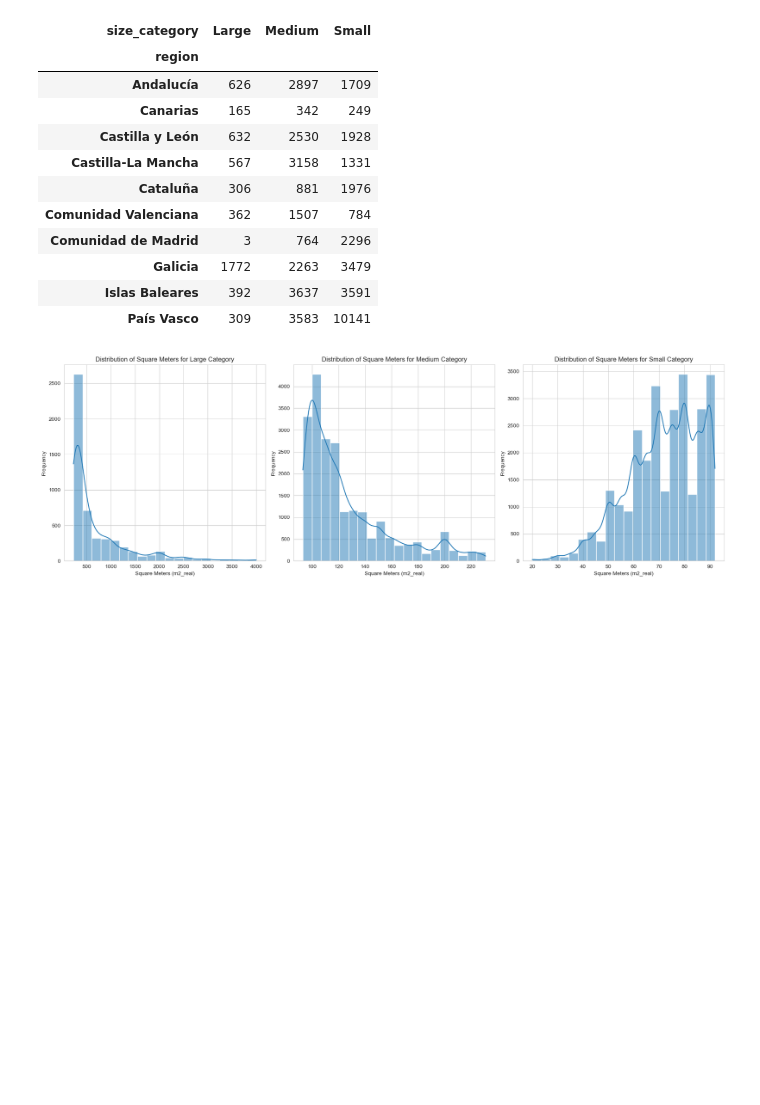
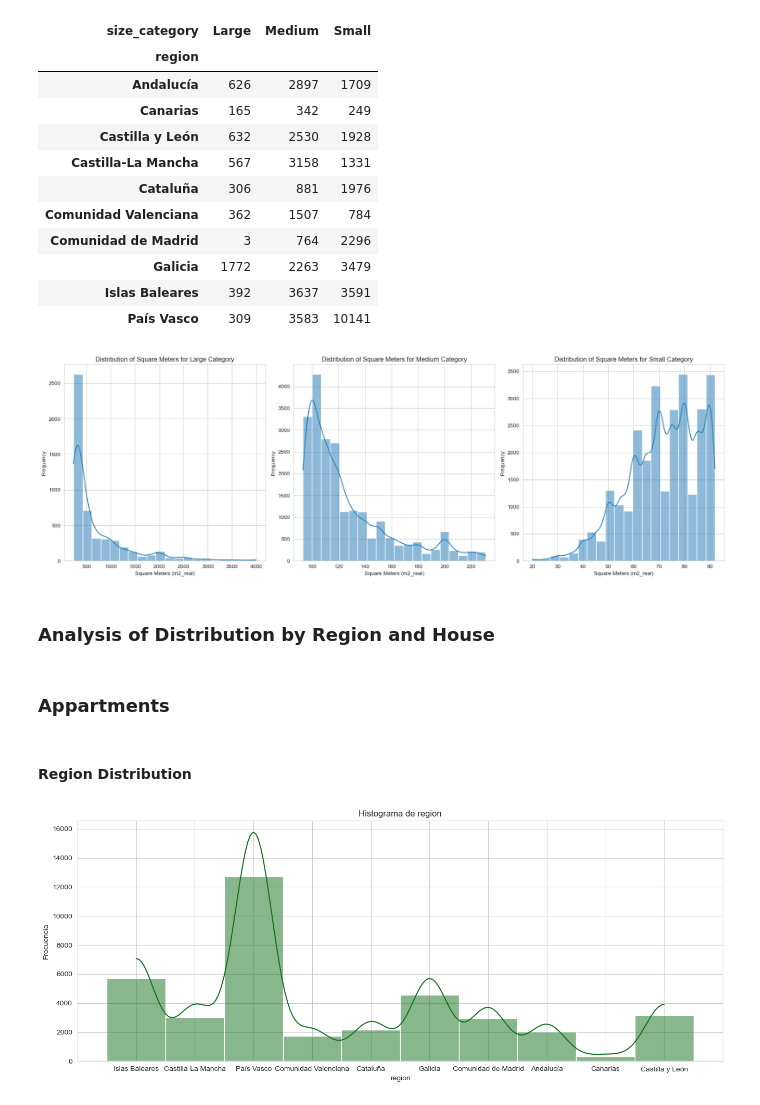
Before and after one commit to fer78/Data-Analytics-Final-Portfolio-Project, a Jupyter notebook: Data-Analytics-Final-Portfolio-Project.ipynb, the cells around one changed output. Saved outputs shown, nothing was run; the diff lists cells and outputs as text; code cells hidden in the pictures; blank space fills up the shorter version.

```diff
--- a/Data-Analytics-Final-Portfolio-Project.ipynb
+++ b/Data-Analytics-Final-Portfolio-Project.ipynb
@@ -1470,3 +1475,15 @@ plt.tight_layout()
 plt.show()
 # %% [output]
 [figure]
+# %% [markdown]
+### Analysis of Distribution by Region and House
+# %% [markdown]
+### Appartments
+# %%
+affordable_apartment = affordable[affordable['house_type'] == 'Apartment']
+# %% [markdown]
+#### Region Distribution
+# %%
+plot_histogram(affordable_apartment, 'region', figsize=(16, 6))
+# %% [output]
+[figure, added]
```
Also changed, not shown: parts of 1 cell of this notebook.
